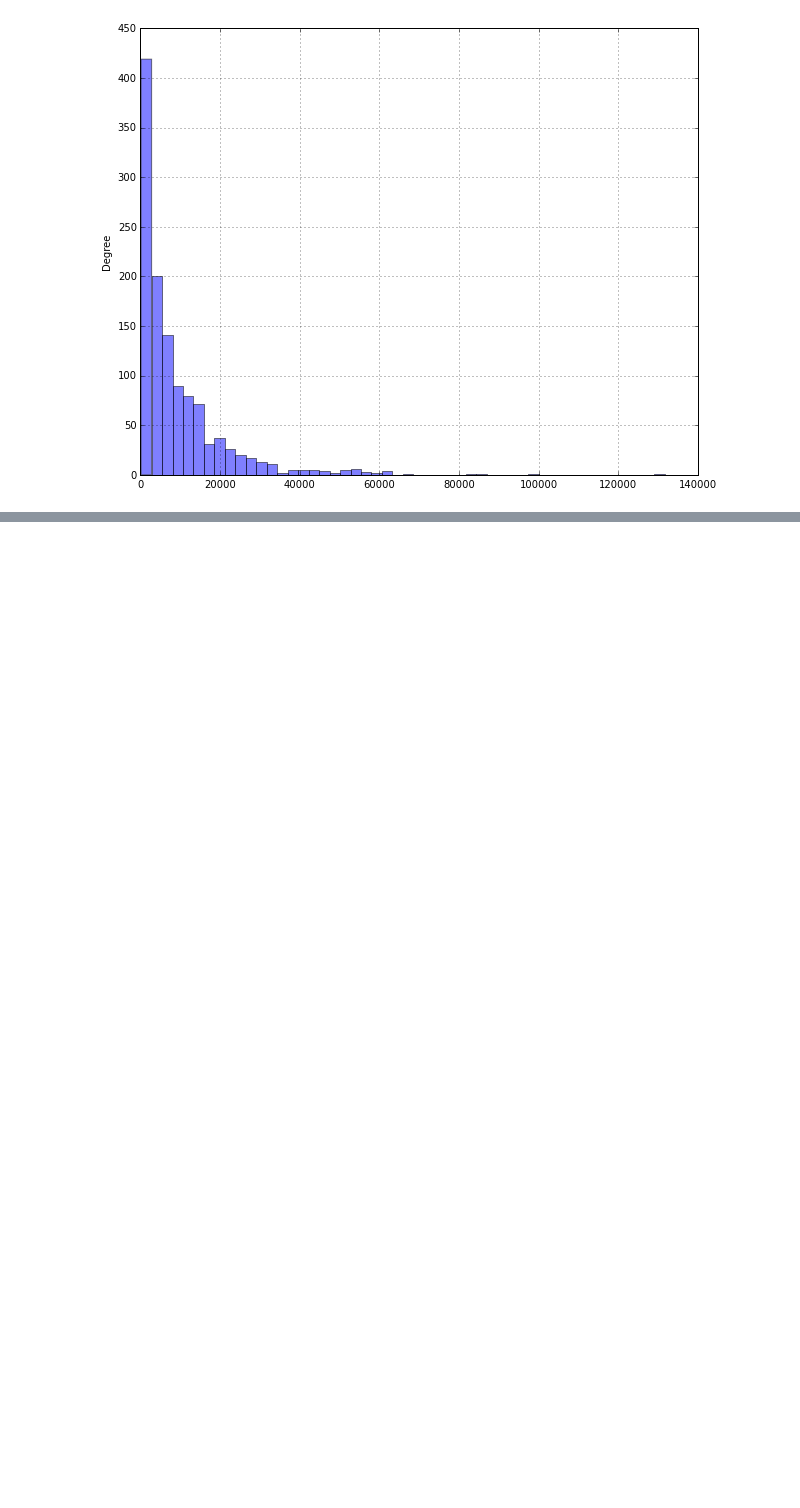
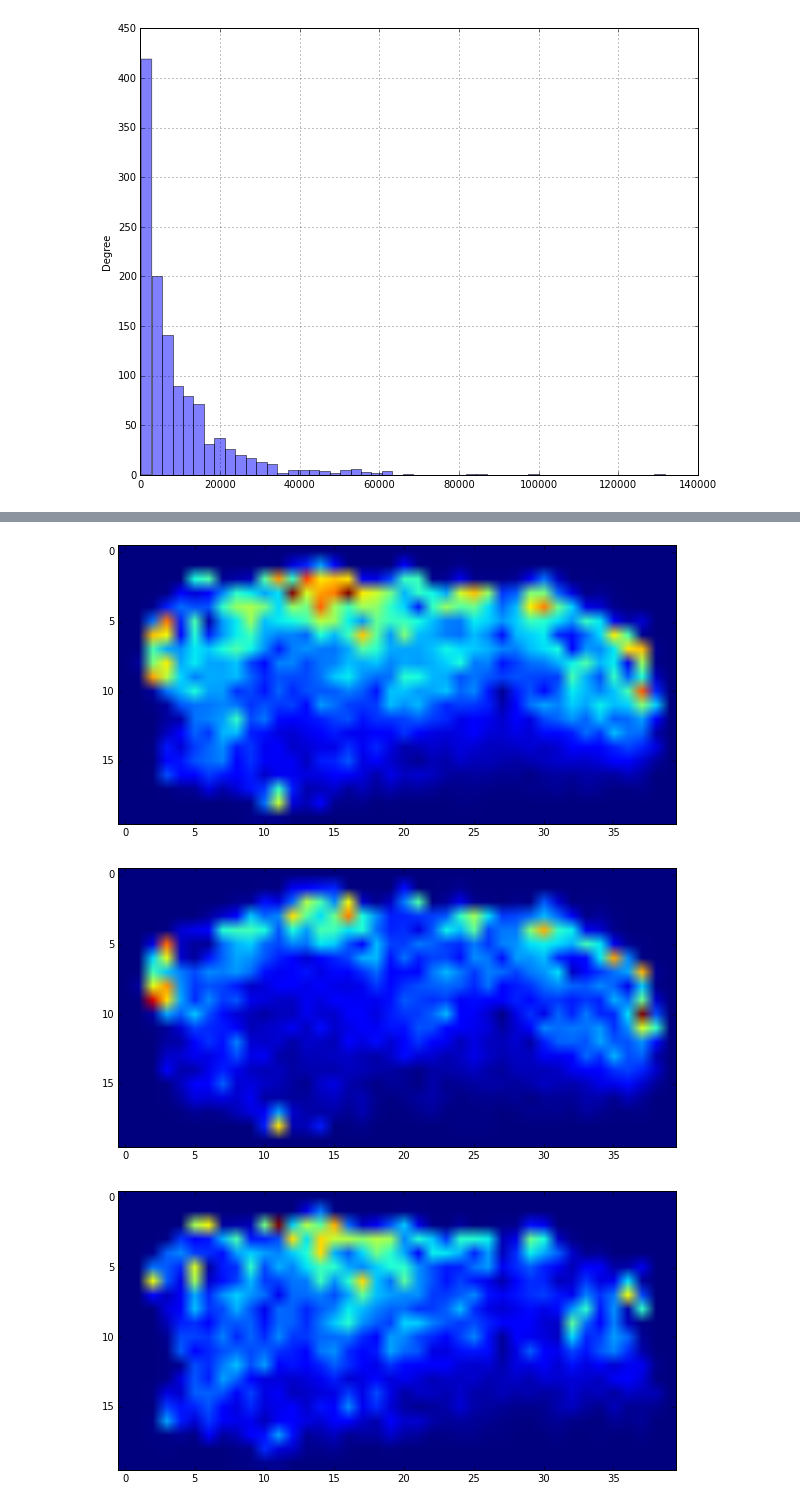
Before and after one commit to sylvainforet/beeshiny, a Jupyter notebook: BeeStats.ipynb, the cells around one changed output, grey strips where cells are left out. Saved outputs shown, nothing was run; the diff lists cells and outputs as text; code cells hidden in the pictures; blank space fills up the shorter version.

```diff
--- a/BeeStats.ipynb
+++ b/BeeStats.ipynb
@@ -349,0 +161,57 @@ By default groupby groups on axis=0, but you can group on any of the other axes.
+# %%
+all_coords = np.zeros((2,0))
+circle1_coords = np.zeros((2,0))
+line2_coords = np.zeros((2,0))
+queen3_coords = np.zeros((2,0))
+
+for i, each_bee in enumerate(bee_paths):
+    #print(i)
+    all_coords = np.hstack((all_coords, each_bee.coords))
+    #print(all_coords)
+    #break
+    if each_bee.tag == 1:
+        circle1_coords = np.hstack((circle1_coords, each_bee.coords))
+    elif each_bee.tag == 2:
+        line2_coords = np.hstack((line2_coords, each_bee.coords))
+    else:
+        queen3_coords = np.hstack((queen3_coords, each_bee.coords))
+# %%
+all_heatmap = np.zeros((20,40))
+circle1_heatmap = np.zeros((20,40))
+line2_heatmap = np.zeros((20,40))
+queen3_heatmap = np.zeros((20,40))
+x_bins = 3840/40
+y_bins = 2160/20
+
+for i, value in enumerate(all_coords[0]):
+    x = int(all_coords[0, i] / x_bins)
+    y = int(all_coords[1, i] / y_bins)
+    all_heatmap[y, x] += 1
+
+for i, value in enumerate(circle1_coords[0]):
+    x = int(circle1_coords[0, i] / x_bins)
+    y = int(circle1_coords[1, i] / y_bins)
+    circle1_heatmap[y, x] += 1
+
+for i, value in enumerate(line2_coords[0]):
+    x = int(line2_coords[0, i] / x_bins)
+    y = int(line2_coords[1, i] / y_bins)
+    line2_heatmap[y, x] += 1
+
+for i, value in enumerate(queen3_coords[0]):
+    x = int(queen3_coords[0, i] / x_bins)
+    y = int(queen3_coords[1, i] / y_bins)
+    queen3_heatmap[y, x] += 1
+
+plt.imshow(all_heatmap / all_heatmap.sum())
+plt.show()
+plt.imshow(circle1_heatmap / circle1_heatmap.sum())
+plt.show()
+plt.imshow(line2_heatmap / line2_heatmap.sum())
+plt.show()
+plt.imshow(queen3_heatmap / queen3_heatmap.sum())
+plt.show()
+# %% [output]
+[figure, added]
+[figure, added]
+[figure, added]
```
Also changed, not shown: parts of 17 cells of this notebook, 3 other files.
